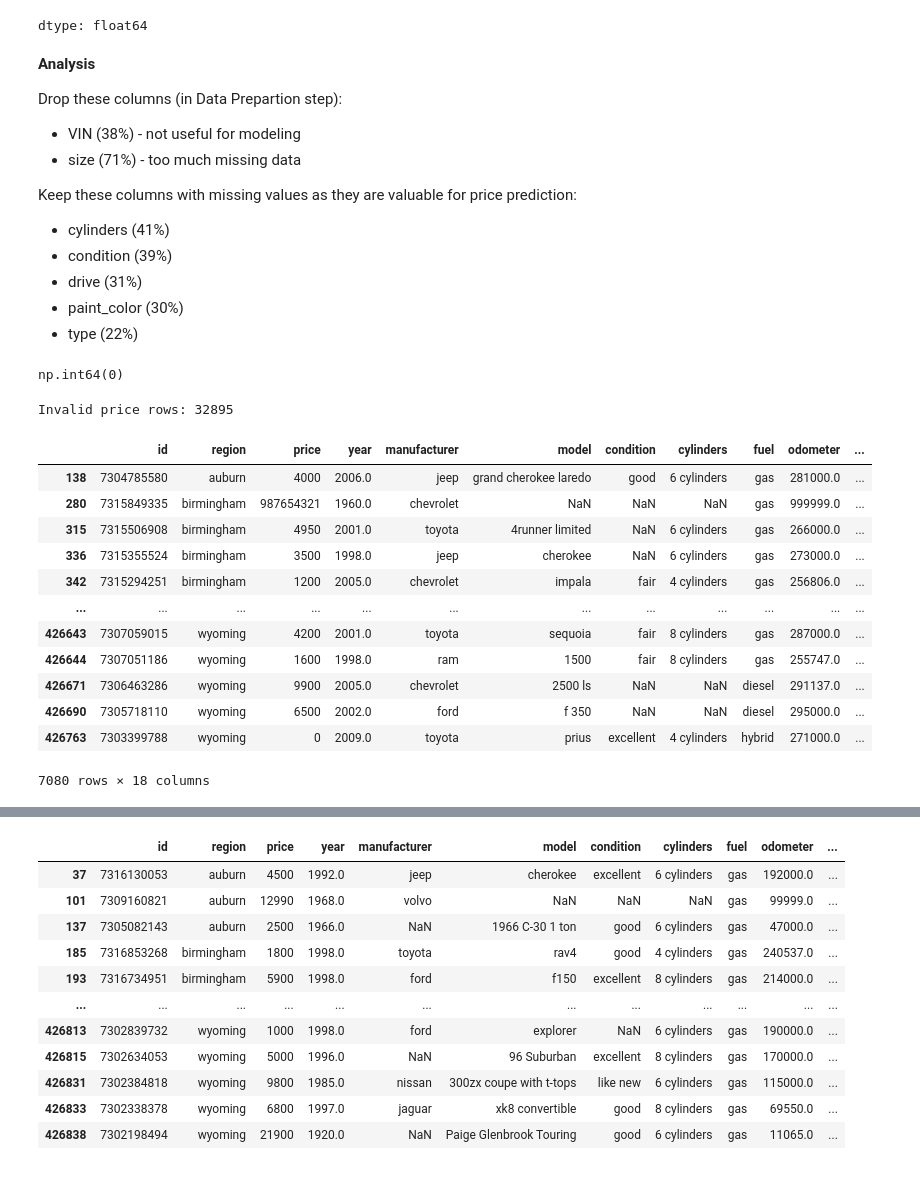
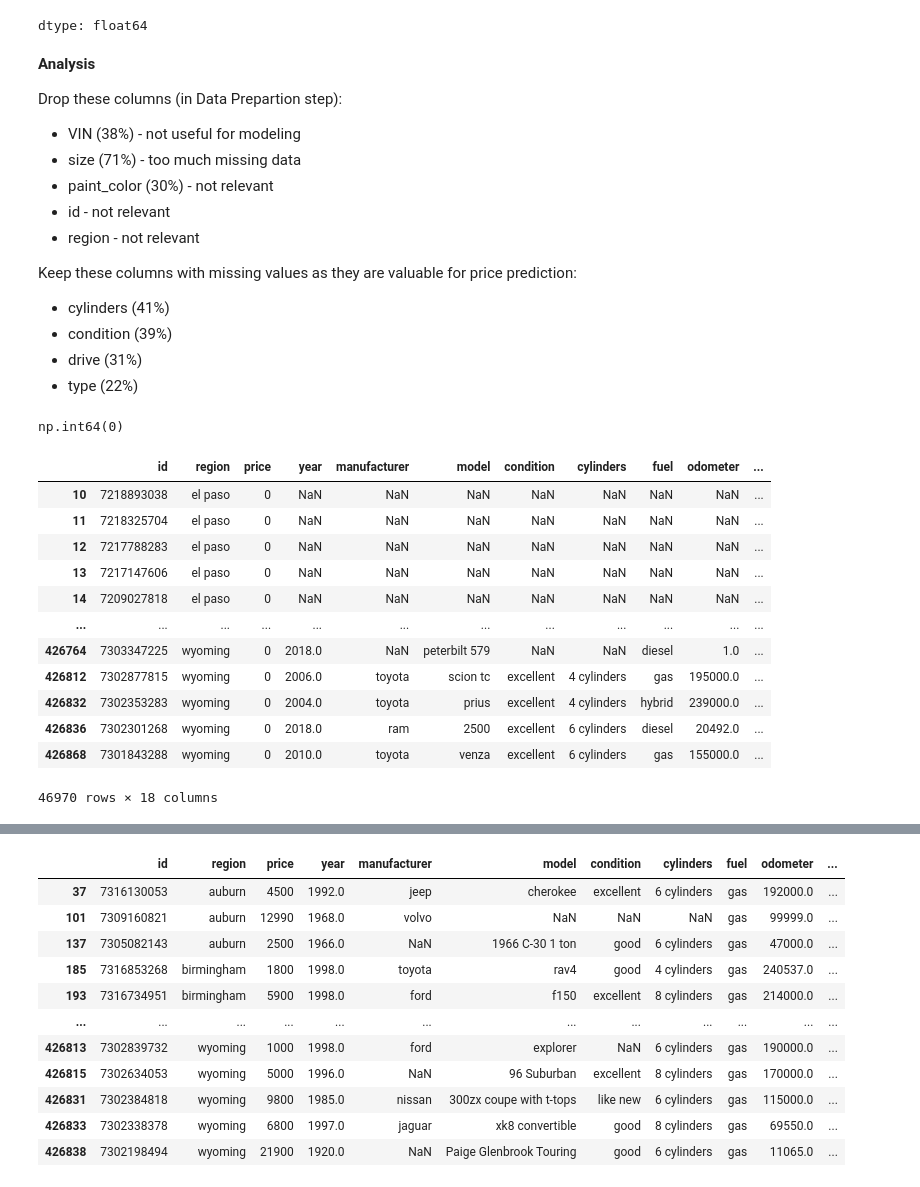
Before and after one commit to colleenyap/UCB-Project2, a Jupyter notebook: ColleenYap_Project2_WhatDrivesThePriceOfACar.ipynb, the cells around one changed output, grey strips where cells are left out. Drawn from its saved outputs; the diff is of its cells as text; code cells hidden in the pictures.

```diff
--- a/ColleenYap_Project2_WhatDrivesThePriceOfACar.ipynb
+++ b/ColleenYap_Project2_WhatDrivesThePriceOfACar.ipynb
@@ -157,39 +157,34 @@ Drop these columns (in Data Prepartion step):
 
 *   VIN (38%) - not useful for modeling
 *   size (71%) - too much missing data
+*   paint_color (30%) - not relevant
+*   id - not relevant
+*   region - not relevant
 
 Keep these columns with missing values as they are valuable for price prediction:
 
 *   cylinders (41%)
 *   condition (39%)
 *   drive (31%)
-*   paint_color (30%)
 *   type (22%)
 # %%
 # Identify duplicate rows - none
 vehicles.duplicated().sum()
 # %% [output]
 np.int64(0)
-# %%
-# Inspect and filter out unrealistic data - price is less than 0
-# vehicles[vehicles['price'] <= 0] # 32,895 rows price is less than 0
-print("Invalid price rows:", (vehicles['price'] <= 0).sum())
-# %% [output]
-Invalid price rows: 32895
-# %%
-# Inspect and filter out unrealistic data - odometer greater than 250,000 due to liability risk
-vehicles[vehicles['odometer'] > 250000] #7080 rows
-# %% [output]
-|  | id | region | price | year | manufacturer | model | condition | cylinders | fuel | odometer | ... |
-| 138 | 7304785580 | auburn | 4000 | 2006.0 | jeep | grand cherokee laredo | good | 6 cylinders | gas | 281000.0 | ... |
-| 280 | 7315849335 | birmingham | 987654321 | 1960.0 | chevrolet | NaN | NaN | NaN | gas | 999999.0 | ... |
-| 315 | 7315506908 | birmingham | 4950 | 2001.0 | toyota | 4runner limited | NaN | 6 cylinders | gas | 266000.0 | ... |
-| 336 | 7315355524 | birmingham | 3500 | 1998.0 | jeep | cherokee | NaN | 6 cylinders | gas | 273000.0 | ... |
-| 342 | 7315294251 | birmingham | 1200 | 2005.0 | chevrolet | impala | fair | 4 cylinders | gas | 256806.0 | ... |
-| ... | ... | ... | ... | ... | ... | ... | ... | ... | ... | ... | ... |
-| 426643 | 7307059015 | wyoming | 4200 | 2001.0 | toyota | sequoia | fair | 8 cylinders | gas | 287000.0 | ... |
-| 426644 | 7307051186 | wyoming | 1600 | 1998.0 | ram | 1500 | fair | 8 cylinders | gas | 255747.0 | ... |
-| 426671 | 7306463286 | wyoming | 9900 | 2005.0 | chevrolet | 2500 ls | NaN | NaN | diesel | 291137.0 | ... |
-| 426690 | 7305718110 | wyoming | 6500 | 2002.0 | ford | f 350 | NaN | NaN | diesel | 295000.0 | ... |
-| 426763 | 7303399788 | wyoming | 0 | 2009.0 | toyota | prius | excellent | 4 cylinders | hybrid | 271000.0 | ... |
-7080 rows × 18 columns
+# %%
+vehicles[(vehicles['price'] < 1000) | (vehicles['price'] > 100000)] # 46,970 rows price is less than 1000 or greater than 100,000 to be removed later
+# %% [output]
+|  | id | region | price | year | manufacturer | model | condition | cylinders | fuel | odometer | ... |
+| 10 | 7218893038 | el paso | 0 | NaN | NaN | NaN | NaN | NaN | NaN | NaN | ... |
+| 11 | 7218325704 | el paso | 0 | NaN | NaN | NaN | NaN | NaN | NaN | NaN | ... |
+| 12 | 7217788283 | el paso | 0 | NaN | NaN | NaN | NaN | NaN | NaN | NaN | ... |
+| 13 | 7217147606 | el paso | 0 | NaN | NaN | NaN | NaN | NaN | NaN | NaN | ... |
+| 14 | 7209027818 | el paso | 0 | NaN | NaN | NaN | NaN | NaN | NaN | NaN | ... |
+| ... | ... | ... | ... | ... | ... | ... | ... | ... | ... | ... | ... |
+| 426764 | 7303347225 | wyoming | 0 | 2018.0 | NaN | peterbilt 579 | NaN | NaN | diesel | 1.0 | ... |
+| 426812 | 7302877815 | wyoming | 0 | 2006.0 | toyota | scion tc | excellent | 4 cylinders | gas | 195000.0 | ... |
+| 426832 | 7302353283 | wyoming | 0 | 2004.0 | toyota | prius | excellent | 4 cylinders | hybrid | 239000.0 | ... |
+| 426836 | 7302301268 | wyoming | 0 | 2018.0 | ram | 2500 | excellent | 6 cylinders | diesel | 20492.0 | ... |
+| 426868 | 7301843288 | wyoming | 0 | 2010.0 | toyota | venza | excellent | 6 cylinders | gas | 155000.0 | ... |
+46970 rows × 18 columns
```
Also changed, not shown: parts of 21 cells of this notebook.
